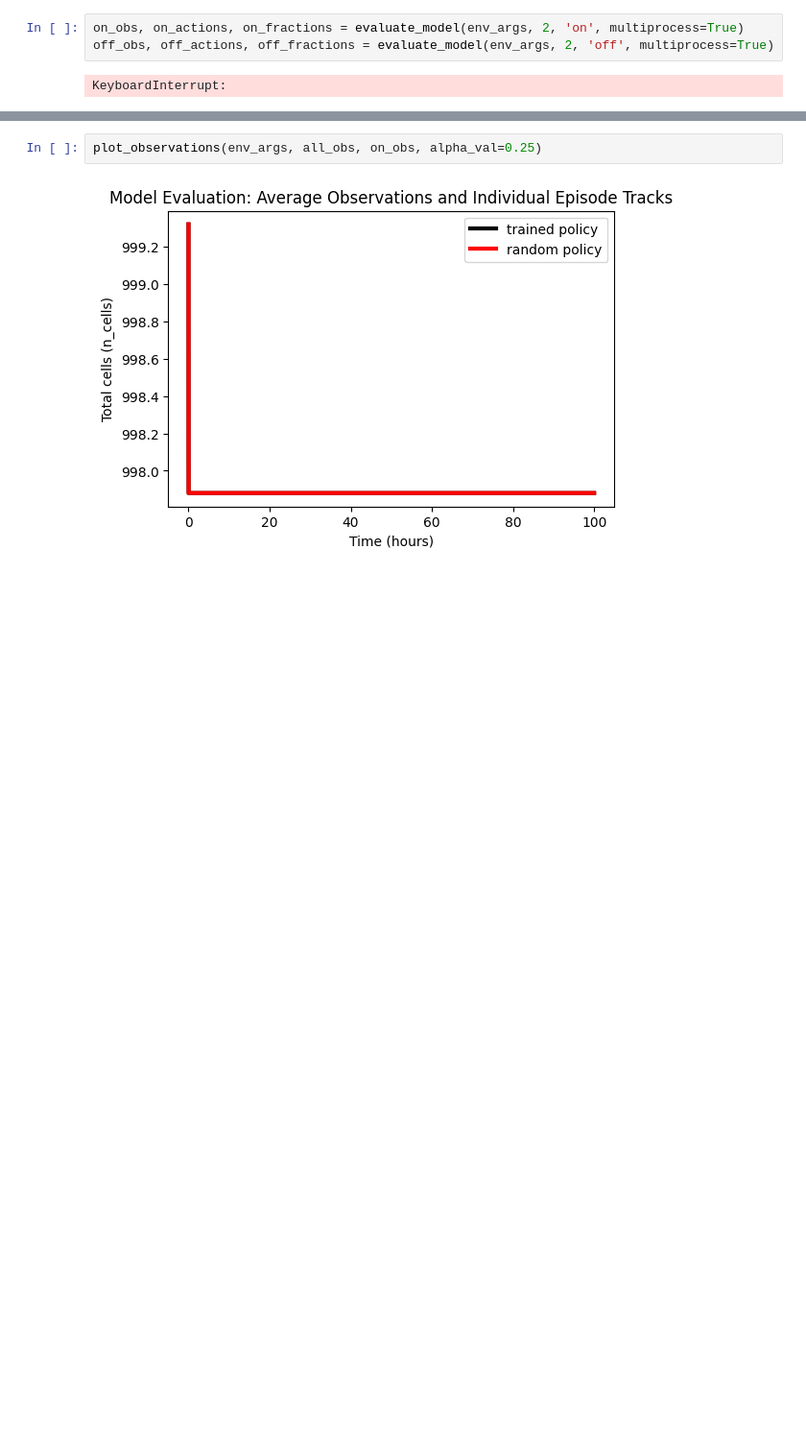
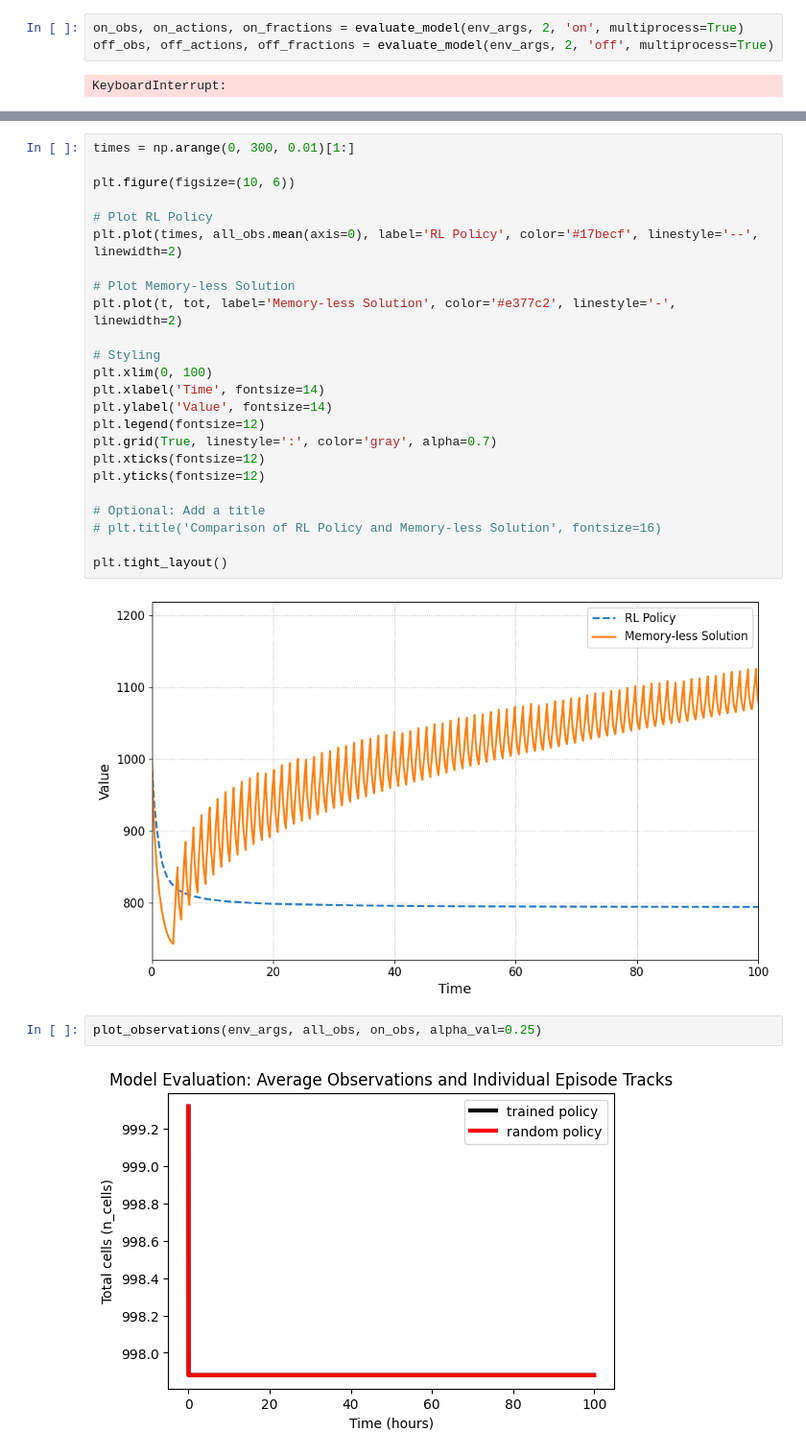
Before and after one commit to JacobHA/RL4Dosing, a Jupyter notebook: rl_eval.ipynb, the cells around one changed output, grey strips where cells are left out. Shown at 96% size. Saved outputs shown, nothing was run; the diff lists cells and outputs as text; blank space fills up the shorter version.

Commit message:
best policy so far

```diff
--- a/rl_eval.ipynb
+++ b/rl_eval.ipynb
@@ -35,3 +60,29 @@ plt.plot(all_obs.mean(axis=0), label='all')
+# %%
+times = np.arange(0, 300, 0.01)[1:]
+
+plt.figure(figsize=(10, 6))
+
+# Plot RL Policy
+plt.plot(times, all_obs.mean(axis=0), label='RL Policy', color='#17becf', linestyle='--', linewidth=2)
+
+# Plot Memory-less Solution
+plt.plot(t, tot, label='Memory-less Solution', color='#e377c2', linestyle='-', linewidth=2)
+
+# Styling
+plt.xlim(0, 100)
+plt.xlabel('Time', fontsize=14)
+plt.ylabel('Value', fontsize=14)
+plt.legend(fontsize=12)
+plt.grid(True, linestyle=':', color='gray', alpha=0.7)
+plt.xticks(fontsize=12)
+plt.yticks(fontsize=12)
+
+# Optional: Add a title
+# plt.title('Comparison of RL Policy and Memory-less Solution', fontsize=16)
+
+plt.tight_layout()
+# %% [output]
+[figure, added]
 # %%
 plot_observations(env_args, all_obs, on_obs, alpha_val=0.25)
 # %% [output]
```
Also changed, not shown: parts of 7 cells of this notebook, 3 other files.
